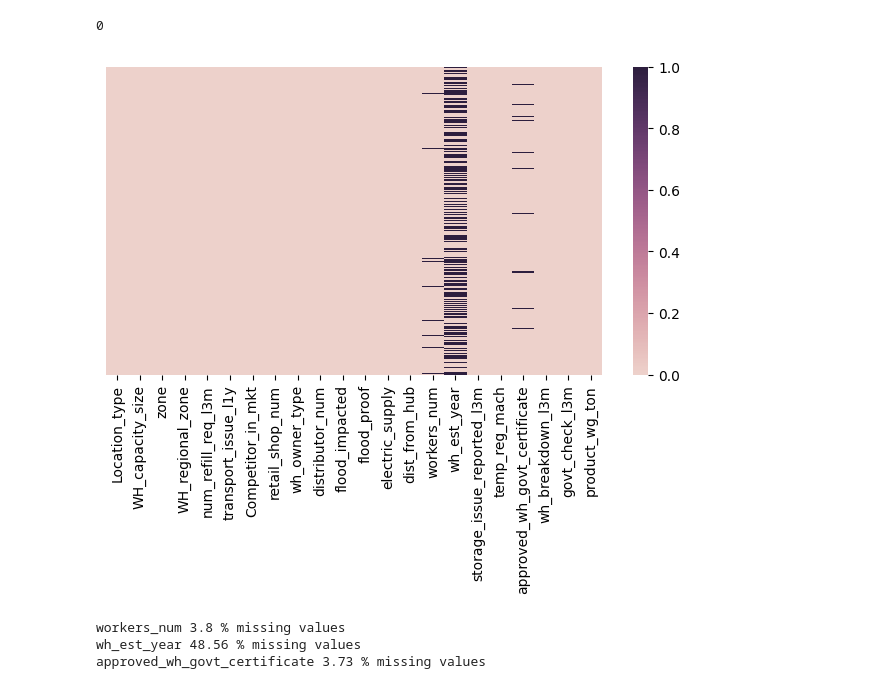
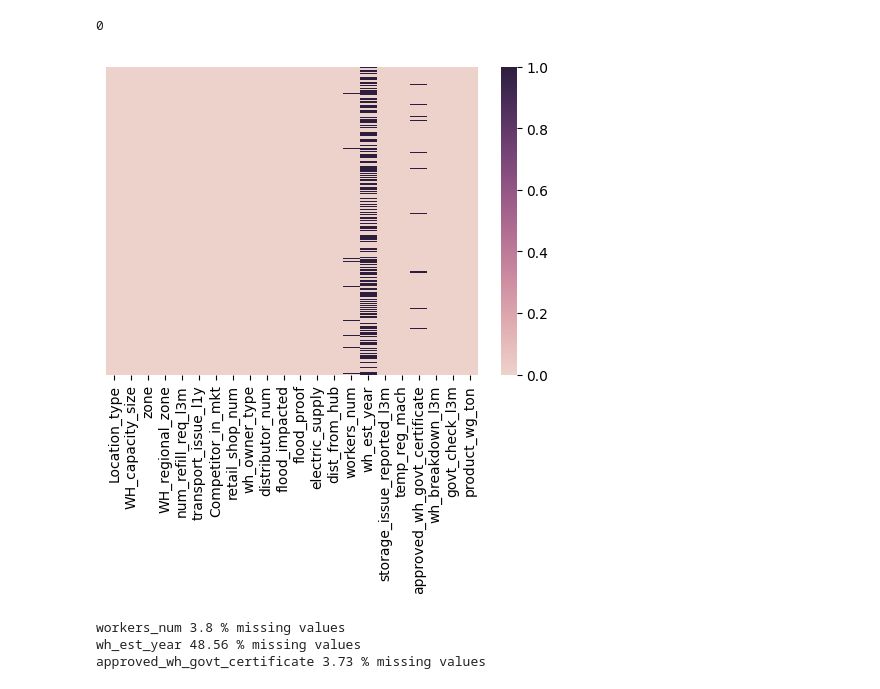
Before and after one commit to Devika-K-M-15/Supply_Chain_Management, a Jupyter notebook: Supply Chain Management.ipynb, the cells around one changed output. Saved outputs shown, nothing was run; the diff lists cells and outputs as text; code cells hidden in the pictures.

```diff
--- a/Supply Chain Management.ipynb
+++ b/Supply Chain Management.ipynb
@@ -531,11 +541,11 @@ print(len(df_test[df_test.duplicated]))
 # %% [output]
 0
 # %%
-plt.figure(figsize=(8, 4))
+plt.figure(figsize=(6, 4))
 sns.heatmap(df_test.isnull(), yticklabels=False, cmap=sns.cubehelix_palette(as_cmap=True))
 plt.show()
 # %% [output]
-[figure, old version]
+[figure, new version]
 # %%
 # print percentage of null values in each column
 
```
Also changed, not shown: parts of 36 cells of this notebook.
